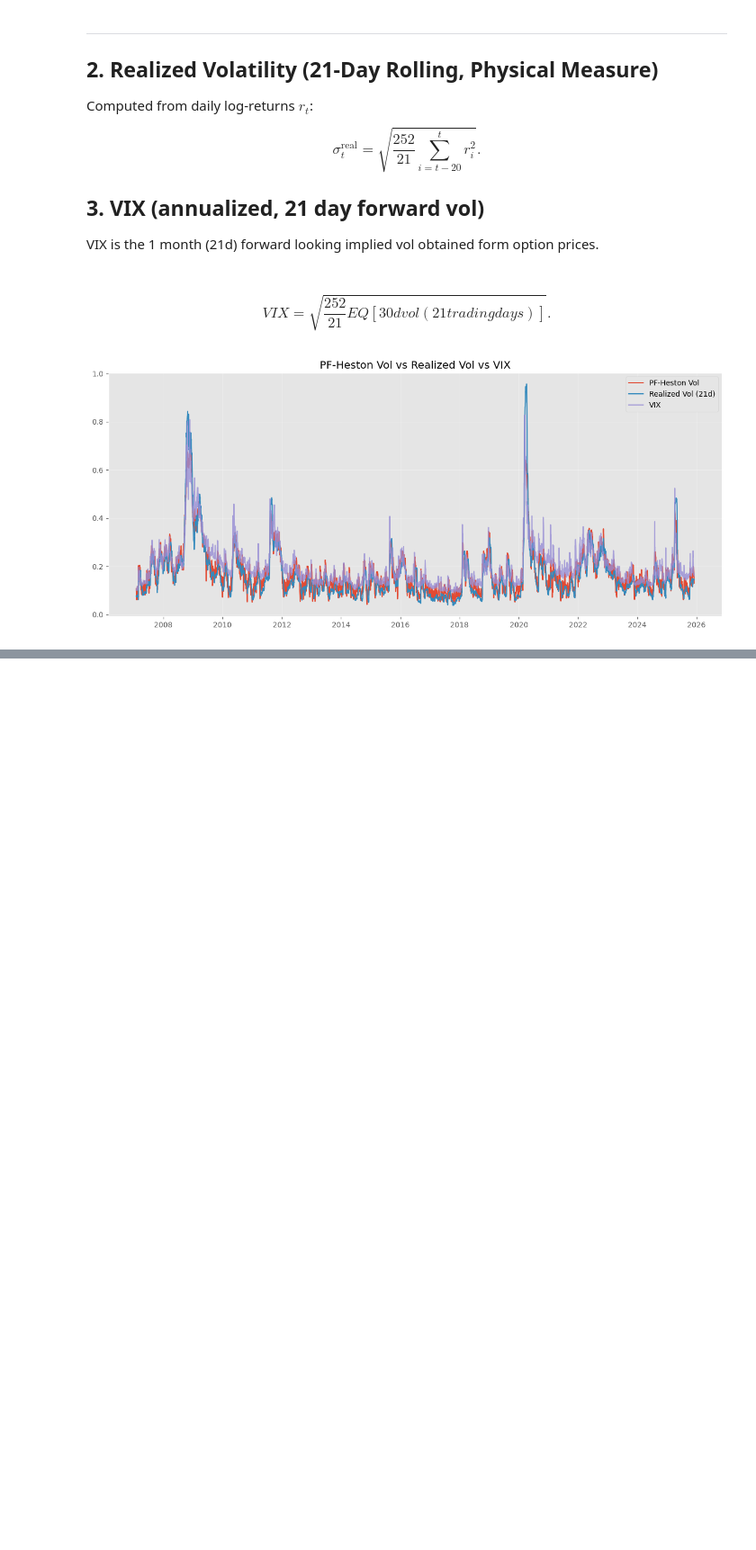
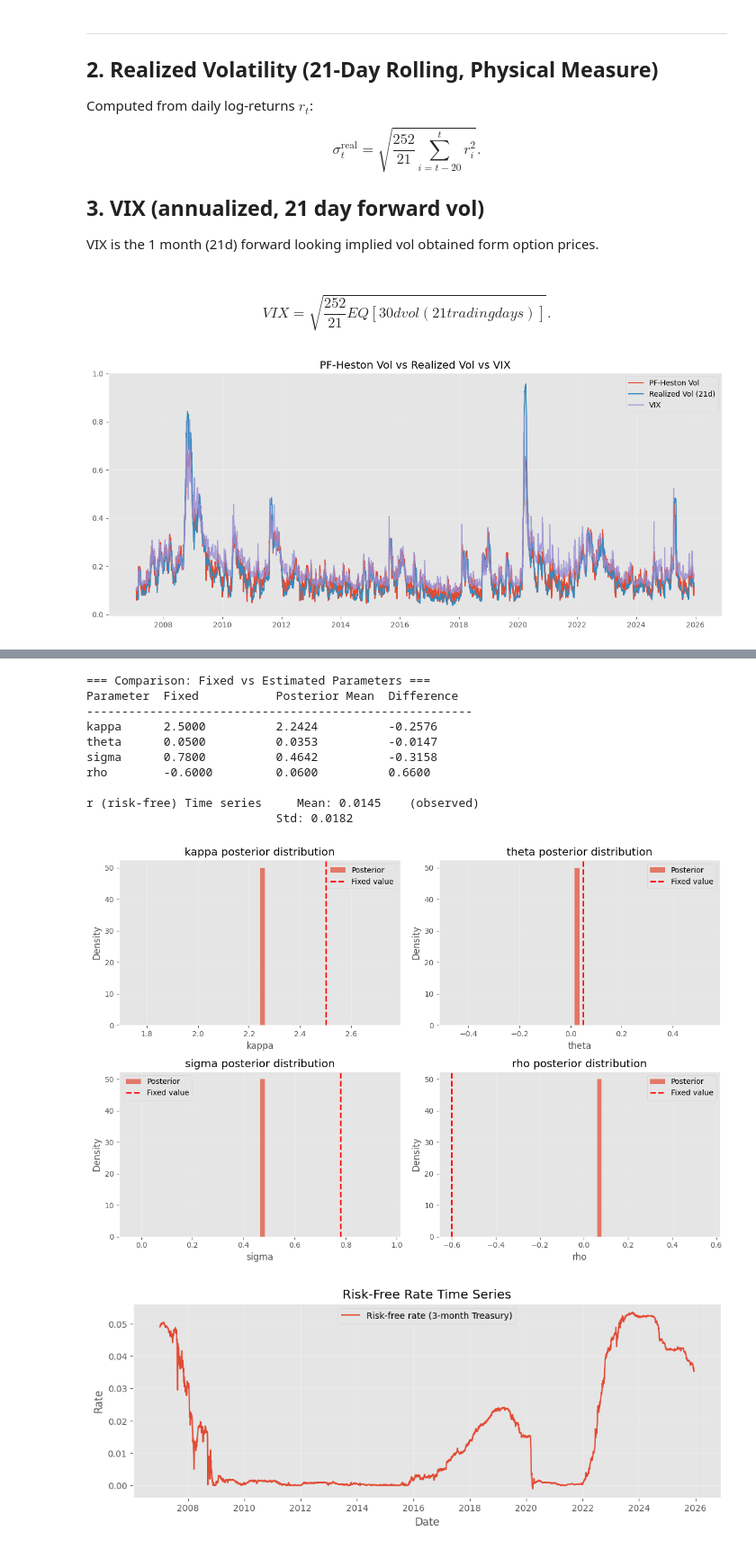
Before and after one commit to MichaelCarloH/heston-particle-filter-calibration, a Jupyter notebook: notebooks/exploration/heston_ssm_bootstrap_pf.ipynb, the cells around one changed output, grey strips where cells are left out. Shown at 90% size. Cells and saved outputs as stored; diff of their text form; code cells hidden in the pictures; blank space fills up the shorter version.

```diff
--- a/notebooks/exploration/heston_ssm_bootstrap_pf.ipynb
+++ b/notebooks/exploration/heston_ssm_bootstrap_pf.ipynb
@@ -584,0 +877,62 @@ plt.show()
+# %%
+# Compare with fixed parameters we used earlier
+print("\n=== Comparison: Fixed vs Estimated Parameters ===")
+print(f"{'Parameter':<10} {'Fixed':<15} {'Posterior Mean':<15} {'Difference':<15}")
+print("-" * 55)
+
+fixed_params = {
+    'kappa': 2.5,
+    'theta': 0.05,
+    'sigma': 0.78,
+    'rho': -0.6
+}
+
+for param in param_names:
+    fixed_val = fixed_params[param]
+    post_mean = pmmh.chain.theta[param][burnin:].mean()
+    diff = post_mean - fixed_val
+    print(f"{param:<10} {fixed_val:<15.4f} {post_mean:<15.4f} {diff:<15.4f}")
+
+print(f"\n{'r (risk-free)':<10} {'Time series':<15} {'Mean: {:.4f}'.format(r_series.mean()):<15} {'(observed)':<15}")
+print(f"{'':<10} {'':<15} {'Std: {:.4f}'.format(r_series.std()):<15} {'':<15}")
+
+# Plot posterior distributions
+fig, axes = plt.subplots(2, 2, figsize=(12, 8))
+axes = axes.flatten()
+
+for i, param in enumerate(param_names):
+    samples = pmmh.chain.theta[param][burnin:]
+    axes[i].hist(samples, bins=50, alpha=0.7, density=True, label='Posterior')
+    axes[i].axvline(fixed_params[param], color='red', linestyle='--',
+                    linewidth=2, label='Fixed value')
+    axes[i].set_title(f'{param} posterior distribution')
+    axes[i].set_xlabel(param)
+    axes[i].set_ylabel('Density')
+    axes[i].legend()
+    axes[i].grid(True, alpha=0.3)
+
+plt.tight_layout()
+plt.show()
+
+# Plot risk-free rate time series
+plt.figure(figsize=(12, 4))
+plt.plot(log_returns.index, r_series, label='Risk-free rate (3-month Treasury)')
+plt.title('Risk-Free Rate Time Series')
+plt.xlabel('Date')
+plt.ylabel('Rate')
+plt.legend()
+plt.grid(True, alpha=0.3)
+plt.show()
+# %% [output]
+=== Comparison: Fixed vs Estimated Parameters ===
+Parameter  Fixed           Posterior Mean  Difference
+-------------------------------------------------------
+kappa      2.5000          2.2424          -0.2576
+theta      0.0500          0.0353          -0.0147
+sigma      0.7800          0.4642          -0.3158
+rho        -0.6000         0.0600          0.6600
+
+r (risk-free) Time series     Mean: 0.0145    (observed)
+                           Std: 0.0182
+[figure, added]
+[figure, added]
```
Also changed, not shown: parts of 22 cells of this notebook.
